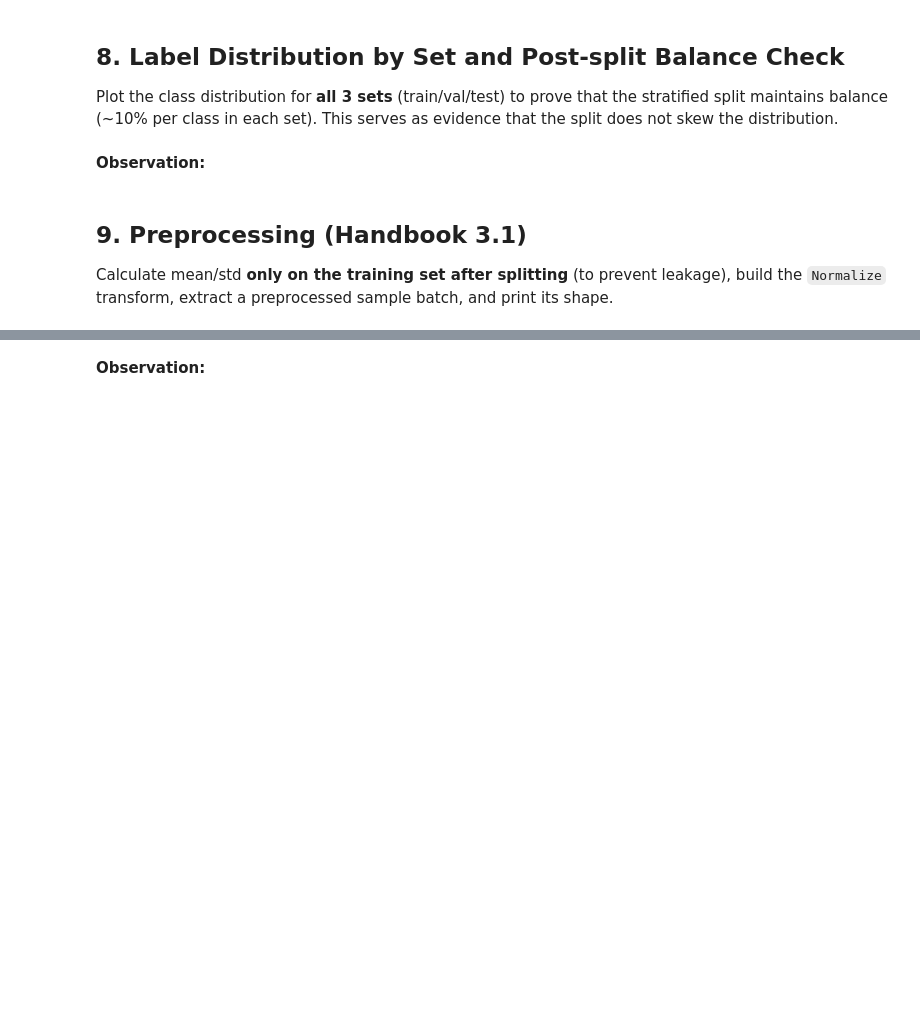
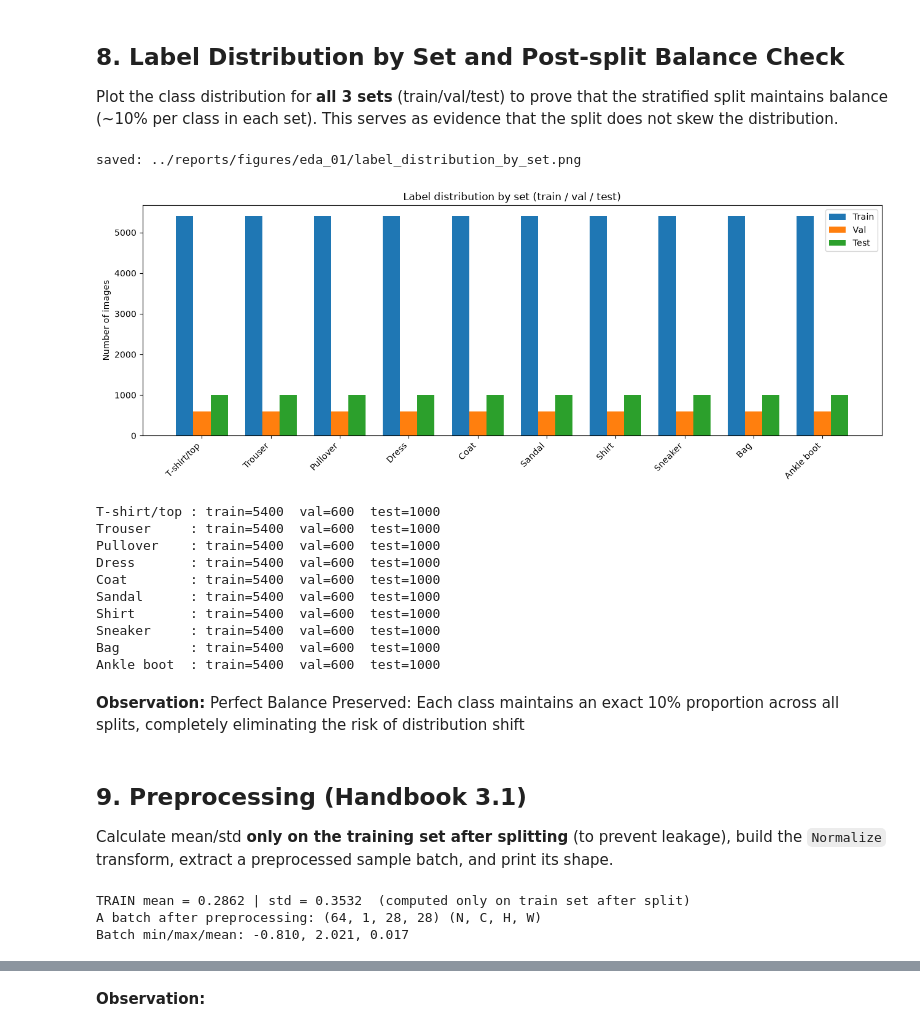
Before and after one commit to quin210/dl-co3133, a Jupyter notebook: notebooks/01_eda_fashion_mnist.ipynb, the cells around one changed output, grey strips where cells are left out. Cells and saved outputs as stored; diff of their text form; code cells hidden in the pictures; blank space fills up the shorter version.

Commit message:
feat(eda): complete Fashion-MNIST EDA notebook (draft)

```diff
--- a/notebooks/01_eda_fashion_mnist.ipynb
+++ b/notebooks/01_eda_fashion_mnist.ipynb
@@ -246,3 +247,23 @@ Split the original training set (60k) into train/validation sets using a **strat
 *Clearly state:* splitting strategy, seed, stratification, splitting unit, and measures to prevent leakage.
 
 *Fairness note:* This splitting logic will be transferred to `src/data/` so that all 5 models share the exact same split.
+# %%
+VAL_RATIO = 0.1  # Split 10% of original training data for validation
+
+# Stratified split: maintain the class proportion across both train and val sets
+train_idx, val_idx = train_test_split(
+    np.arange(len(y_train_full)), # Split based on indices
+    test_size=VAL_RATIO,
+    stratify=y_train_full.numpy(), #  Stratify by labels => maintain class balance
+    random_state=SEED,          # Seed 42 => fixed split
+)
+
+# Create subsets using the indices
+X_train, y_train = X_train_full[train_idx], y_train_full[train_idx]
+X_val,   y_val   = X_train_full[val_idx],   y_train_full[val_idx]
+# X_test, y_test keep the original test set (10k)
+
+print(f"Train : {len(y_train):,} images")
+print(f"Val   : {len(y_val):,} images")
+print(f"Test  : {len(y_test):,} images (original test set, untouched)")
+print(f"Seed  : {SEED} | Stratified by label | Val ratio = {VAL_RATIO}")
@@ -251,10 +286,70 @@ Split the original training set (60k) into train/validation sets using a **strat
 # %% [markdown]
 ## 8. Label Distribution by Set and Post-split Balance Check
 Plot the class distribution for **all 3 sets** (train/val/test) to prove that the stratified split maintains balance (~10% per class in each set). This serves as evidence that the split does not skew the distribution.
+# %%
+counts_tr  = class_counts(y_train)
+counts_val = class_counts(y_val)
+counts_te  = class_counts(y_test)
+
+x = np.arange(len(CLASS_NAMES))
+w = 0.25
+plt.figure(figsize=(13, 5))
+plt.bar(x - w, counts_tr,  width=w, label="Train")
+plt.bar(x,     counts_val, width=w, label="Val")
+plt.bar(x + w, counts_te,  width=w, label="Test")
+plt.xticks(x, CLASS_NAMES, rotation=45, ha="right")
+plt.ylabel("Number of images")
+plt.title("Label distribution by set (train / val / test)")
+plt.legend()
+plt.tight_layout()
+savefig("label_distribution_by_set.png")
+plt.show()
+
+for name, a, b, c in zip(CLASS_NAMES, counts_tr, counts_val, counts_te):
+    print(f"{name:12s}: train={a}  val={b}  test={c}")
+# %% [output]
+saved: ../reports/figures/eda_01/label_distribution_by_set.png
+[figure, added]
+T-shirt/top : train=5400  val=600  test=1000
+Trouser     : train=5400  val=600  test=1000
+Pullover    : train=5400  val=600  test=1000
+Dress       : train=5400  val=600  test=1000
+Coat        : train=5400  val=600  test=1000
+Sandal      : train=5400  val=600  test=1000
+Shirt       : train=5400  val=600  test=1000
+Sneaker     : train=5400  val=600  test=1000
+Bag         : train=5400  val=600  test=1000
+Ankle boot  : train=5400  val=600  test=1000
 # %% [markdown]
 **Observation:**
+Perfect Balance Preserved: Each class maintains an exact 10% proportion across all splits, completely eliminating the risk of distribution shift
 # %% [markdown]
 ## 9. Preprocessing (Handbook 3.1)
 Calculate mean/std **only on the training set after splitting** (to prevent leakage), build the `Normalize` transform, extract a preprocessed sample batch, and print its shape.
+# %%
+# Compute mean/std only on the train set (after split), do not touch val/test => prevent data leakage
+train_float = X_train.float() / 255.0  # scale pixels to [0,1]
+#Calculate the mean and std of all pixels in the training set.
+#.item() converts the tensor result into a standard Python number.
+mean = train_float.mean().item()
+std  = train_float.std().item()
+print(f"TRAIN mean = {mean:.4f} | std = {std:.4f}  (computed only on train set after split)")
+
+# Build the normalization transform to be used for train/val/test sets
+tf = transforms.Compose([
+    transforms.ToTensor(),  # PIL/uint8 -> float tensor [0,1], shape [1, 28, 28]
+    transforms.Normalize((mean,), (std,))  # normalize using the train set's mean/std
+])
+
+# Fetch a sample batch after preprocessing to confirm the shape
+train_tf = torchvision.datasets.FashionMNIST(root=DATA_ROOT, train=True, download=False, transform=tf)
+loader = DataLoader(train_tf, batch_size=64, shuffle=True)
+xb, yb = next(iter(loader)) #xb is the images (64 images), and yb is the corresponding labels.
+print("A batch after preprocessing:", tuple(xb.shape), "(N, C, H, W)")
+print(f"Batch min/max/mean: {xb.min():.3f}, {xb.max():.3f}, {xb.mean():.3f}")  # stats of this one batch only (varies each run due to shuffle)
+# %% [output]
+TRAIN mean = 0.2862 | std = 0.3532  (computed only on train set after split)
+A batch after preprocessing: (64, 1, 28, 28) (N, C, H, W)
+Batch min/max/mean: -0.810, 2.021, 0.017
 # %% [markdown]
 **Observation:**
```
Also changed, not shown: parts of 10 cells of this notebook, 3 other files.
